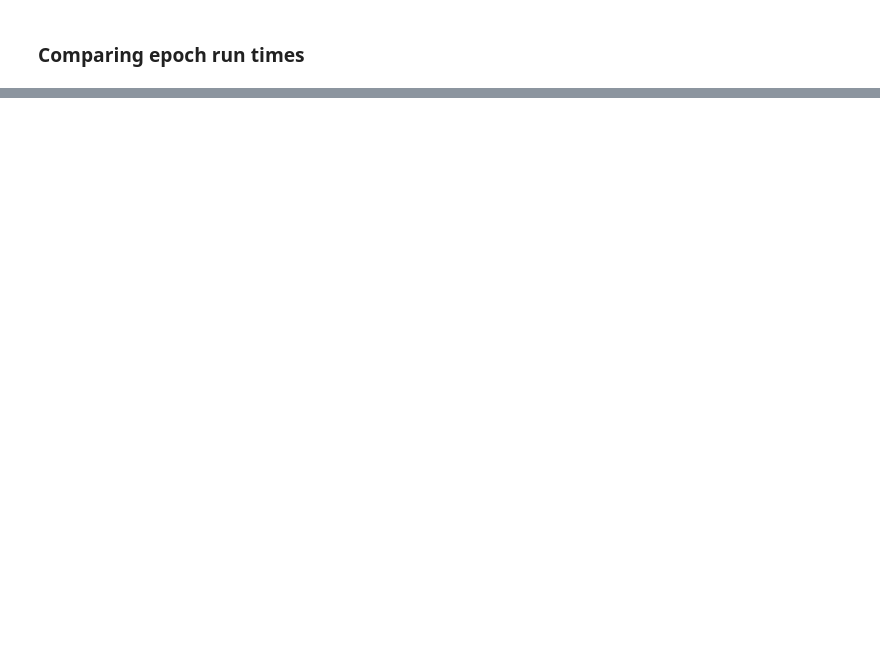
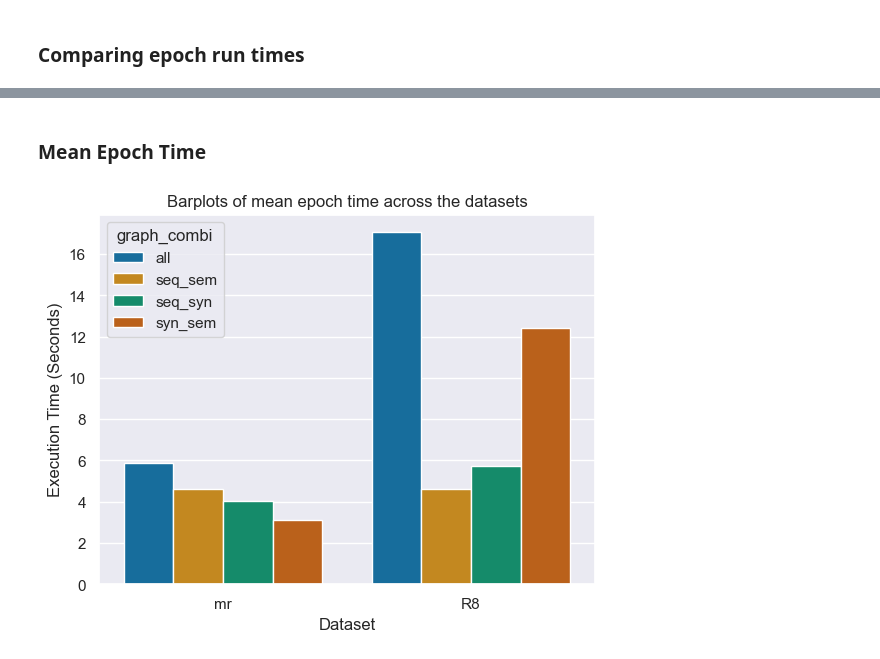
Before and after one commit to leonswl/ntu-msds-ai6103, a Jupyter notebook: notebooks/multi_graphs_ablation.ipynb, the cells around one changed output, grey strips where cells are left out. Saved outputs shown, nothing was run; the diff lists cells and outputs as text; code cells hidden in the pictures; blank space fills up the shorter version.

```diff
--- a/notebooks/multi_graphs_ablation.ipynb
+++ b/notebooks/multi_graphs_ablation.ipynb
@@ -276,0 +308,6 @@ epoch_time_barplot.set(xlabel='Graph Combinations',ylabel='Execution Time (Secon
+# %%
+mr_run_id_list = ['run_2024-04-25_14-01-36','run_2024-04-25_16-39-37','run_2024-04-25_17-06-33','run_2024-04-25_16-19-42']
+mr_graph_combi_list = ['all','seq_sem','seq_syn','syn_sem']
+
+mr_df = merge_dataset_runs(mr_run_id_list, mr_graph_combi_list)
+mr_df
@@ -276,0 +328,43 @@ epoch_time_barplot.set(xlabel='Graph Combinations',ylabel='Execution Time (Secon
+# %% [markdown]
+### Mean Epoch Time
+# %%
+def plot_mean_epoch_time(df_list: list[pd.DataFrame], dataset_list: list[str], savefig:bool=False) -> pd.DataFrame:
+    """
+    Compute the mean epoch time for each dataset and plot them.
+
+    Parameters:
+    - df_list (List[pd.DataFrame]): List of DataFrames containing epoch time data for each dataset.
+    - dataset_list (List[str]): List of dataset names.
+
+    Returns:
+    - pd.DataFrame: DataFrame containing mean epoch time for each dataset.
+    """
+    epoch_df_list = []  # List to store mean epoch time DataFrames for each dataset
+    for df, dataset in zip(df_list, dataset_list):
+        # Compute mean epoch time for the current dataset
+        mean_epoch_df = compute_epoch_mean(df)
+
+        # Add a new column 'dataset' to identify the dataset
+        mean_epoch_df['dataset'] = dataset
+
+        # Append the mean epoch time DataFrame to the list
+        epoch_df_list.append(mean_epoch_df)
+
+    # Concatenate all mean epoch time DataFrames into a single DataFrame
+    epoch_df = pd.concat(epoch_df_list)
+
+    mean_epoch_barplot = sns.barplot(data=epoch_df.melt(id_vars=['dataset','graph_combi']), x='dataset',y='value',hue='graph_combi',palette=palette)
+    mean_epoch_barplot.set(
+        title='Barplots of mean epoch time across the datasets',
+        xlabel='Dataset',
+        ylabel='Execution Time (Seconds)'
+    )
+
+    if savefig:
+        plt.savefig("../assets/results/mean_epoch_time_barplot.png")
+
+    return mean_epoch_barplot, epoch_df
+# %%
+mean_epoch_barplot, epoch_df = plot_mean_epoch_time([mr_df,r8_df],['mr','R8'],savefig=True)
+# %% [output]
+[figure, added]
```
Also changed, not shown: parts of 33 cells of this notebook, 21 other files.
